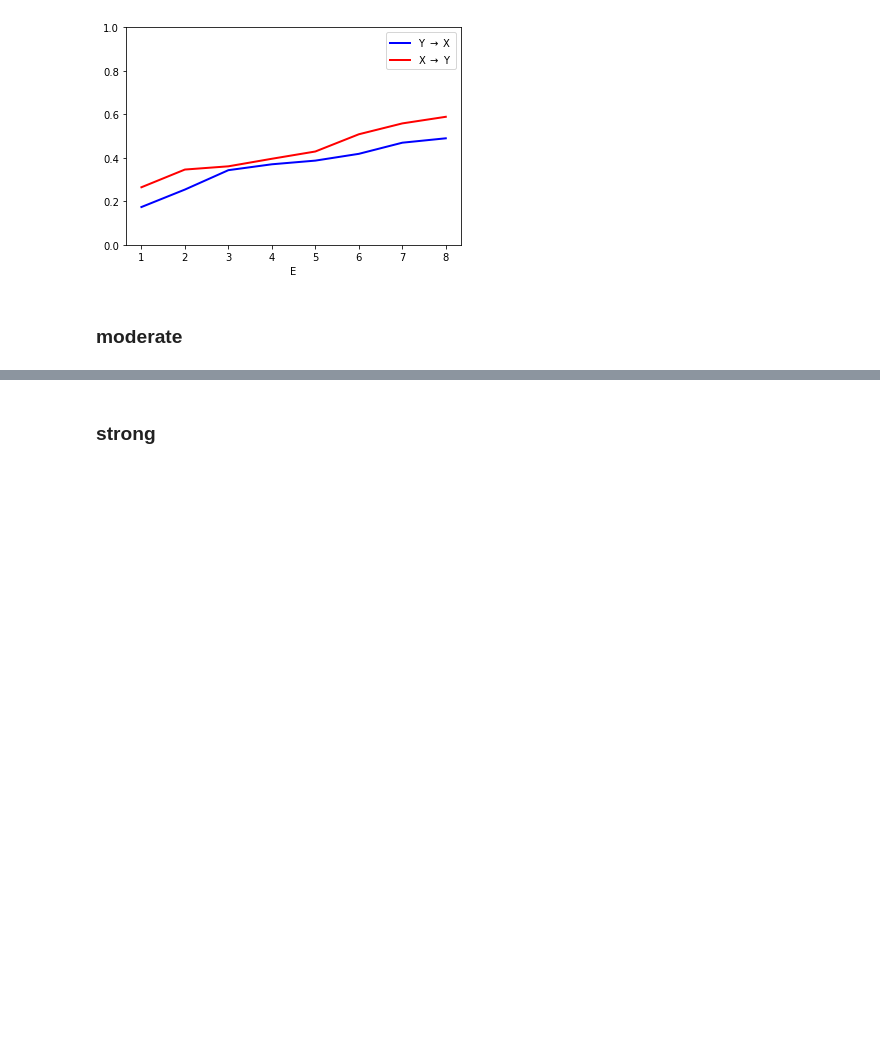
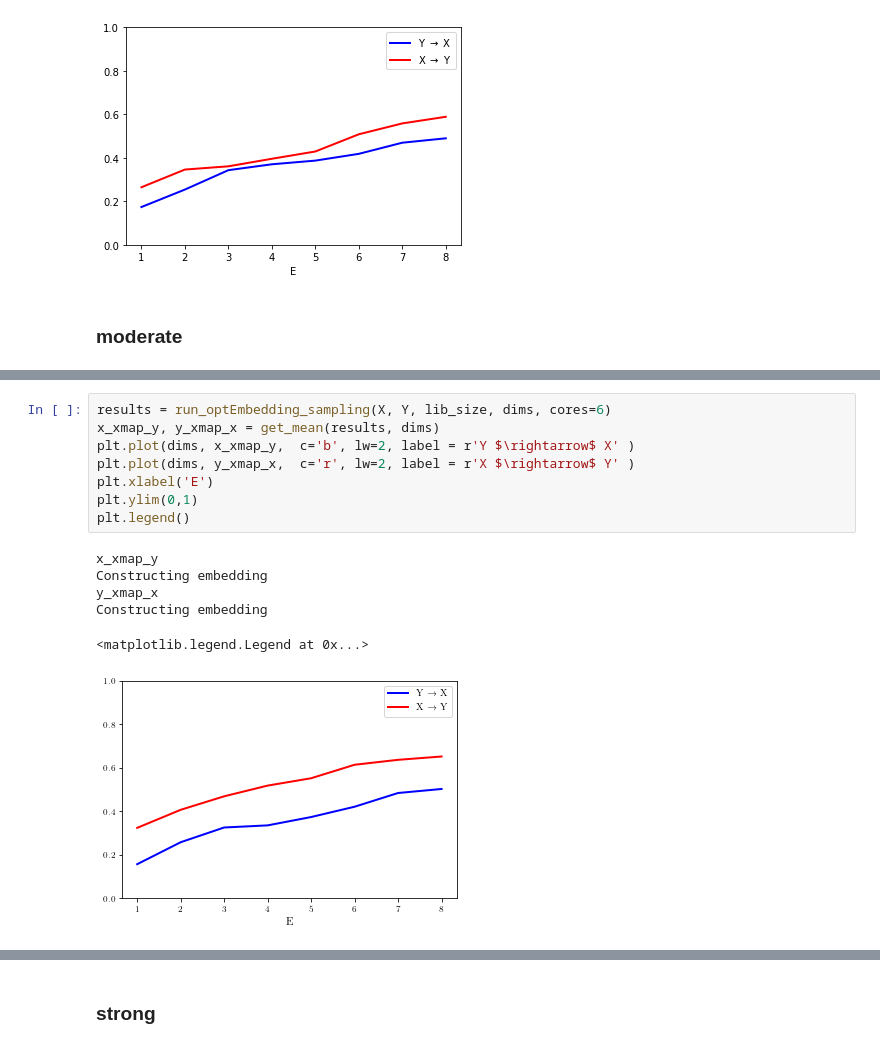
Before and after one commit to KatharinaBracher/GCCM, a Jupyter notebook: code/Diffusion.ipynb, the cells around one changed output, grey strips where cells are left out. Saved outputs shown, nothing was run; the diff lists cells and outputs as text; blank space fills up the shorter version.

Commit message:
random sampling library and clean up

```diff
--- a/code/Diffusion.ipynb
+++ b/code/Diffusion.ipynb
@@ -217,3 +214,18 @@ Constructing embedding
+# %%
+results = run_optEmbedding_sampling(X, Y, lib_size, dims, cores=6)
+x_xmap_y, y_xmap_x = get_mean(results, dims)
+plt.plot(dims, x_xmap_y,  c='b', lw=2, label = r'Y $\rightarrow$ X' )
+plt.plot(dims, y_xmap_x,  c='r', lw=2, label = r'X $\rightarrow$ Y' )
+plt.xlabel('E')
+plt.ylim(0,1)
+plt.legend()
+# %% [output]
+x_xmap_y
+Constructing embedding
+y_xmap_x
+Constructing embedding
+<matplotlib.legend.Legend at 0x...>
+[figure, added]
 # %%
 results = run_GCCM_corrected(X, Y, lib_sizes, E=3, cores=6)
 x_xmap_y, y_xmap_x = get_mean(results, lib_sizes)
```
Also changed, not shown: parts of 20 cells of this notebook, 8 other files.
